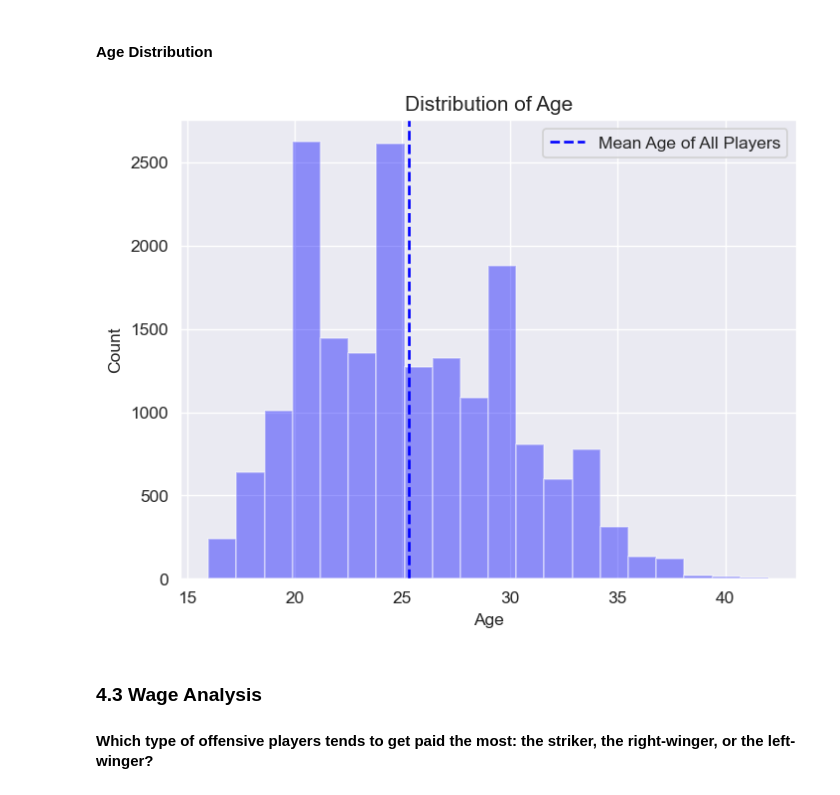
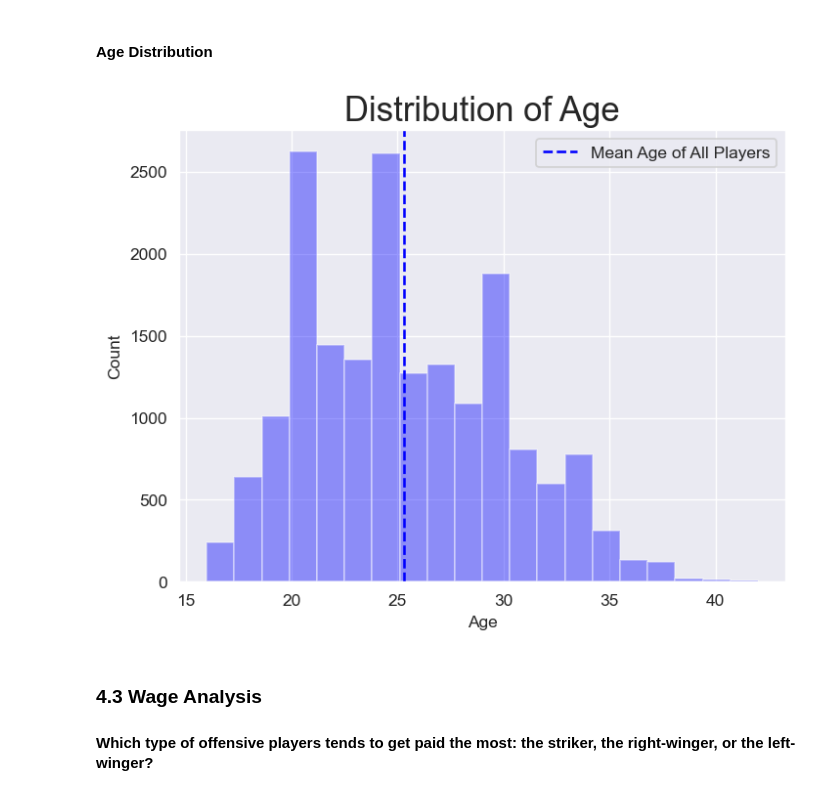
Before and after one commit to BhushanIngale/FIFA-20-Analysis, a Jupyter notebook: src/FIFA-20-Analysis.ipynb, the cells around one changed output. Saved outputs shown, nothing was run; the diff lists cells and outputs as text; code cells hidden in the pictures.

```diff
--- a/src/FIFA-20-Analysis.ipynb
+++ b/src/FIFA-20-Analysis.ipynb
@@ -370,18 +376,18 @@ plt.show()
 # %%
 plt.figure(dpi=125)
 sns.distplot(a=data['age'],
              kde=False,
              bins=20,
              color='blue')
 
 plt.axvline(x=np.mean(data['age']),c='blue',ls='--',label='Mean Age of All Players')
 plt.legend()
 plt.xlabel('Age')
 plt.ylabel('Count')
-plt.title('Distribution of Age')
+plt.title('Distribution of Age', fontsize = 20)
 plt.show()
 # %% [output]
-[figure, old version]
+[figure, new version]
 # %% [markdown]
 ### 4.3 Wage Analysis
 
```
Also changed, not shown: parts of 4 cells of this notebook.
